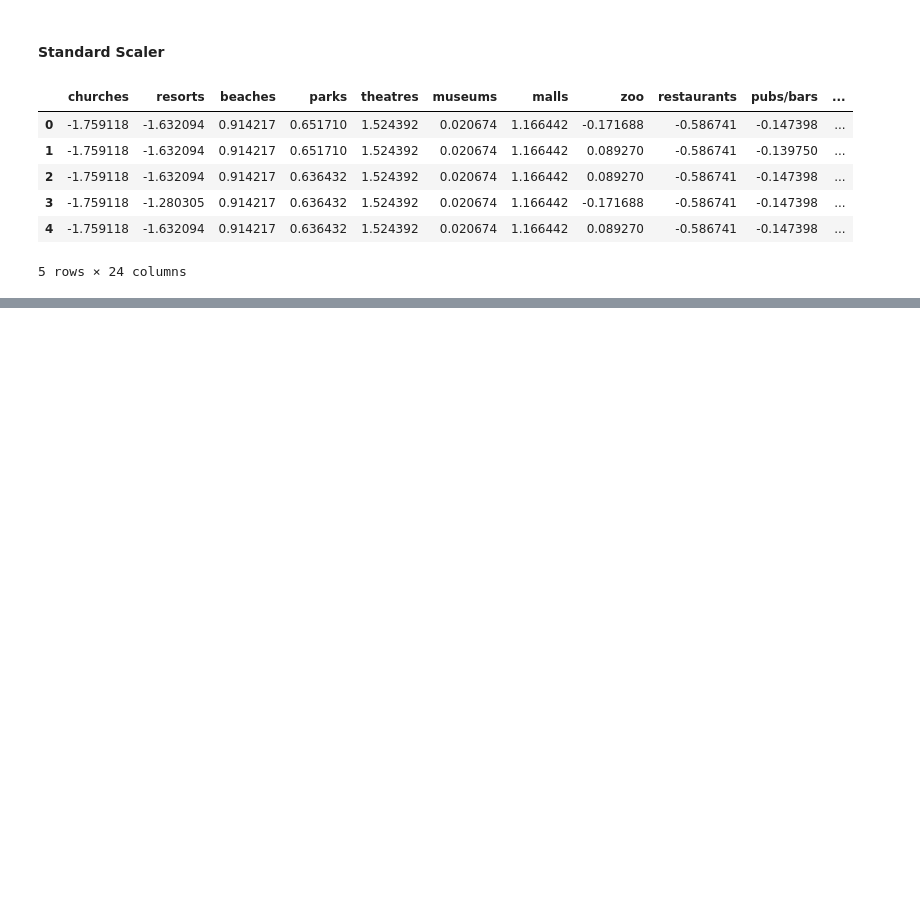
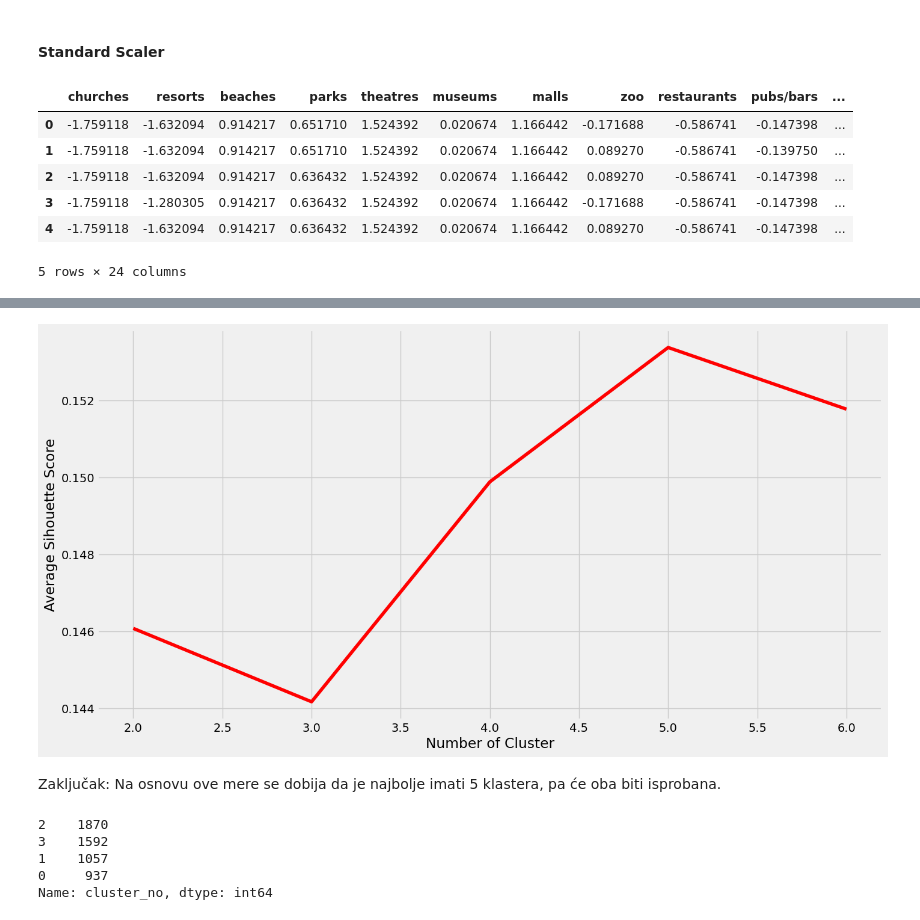
Before and after one commit to nikoladj99/ML_Project_2, a Jupyter notebook: Project 2.ipynb, the cells around one changed output, grey strips where cells are left out. Saved outputs shown, nothing was run; the diff lists cells and outputs as text; code cells hidden in the pictures; blank space fills up the shorter version.

```diff
--- a/Project 2.ipynb
+++ b/Project 2.ipynb
@@ -293,0 +364,11 @@ df_standard_scaled.head()
+# %%
+plt.figure(figsize=(15,8))
+plt.plot(n_clusters,sse,'r')
+plt.xlabel('Number of Cluster')
+plt.ylabel('Average Sihouette Score')
+plt.grid(True)
+plt.show()
+# %% [output]
+[figure, added]
+# %% [markdown]
+Zaključak: Na osnovu ove mere se dobija da je najbolje imati 5 klastera, pa će oba biti isprobana.
@@ -293,0 +381,9 @@ df_standard_scaled.head()
+# %%
+#prikaz broja elemenata u svakom klasteru
+df_kmeans.cluster_no.value_counts()
+# %% [output]
+2    1870
+3    1592
+1    1057
+0     937
+Name: cluster_no, dtype: int64
```
Also changed, not shown: parts of 57 cells of this notebook.
